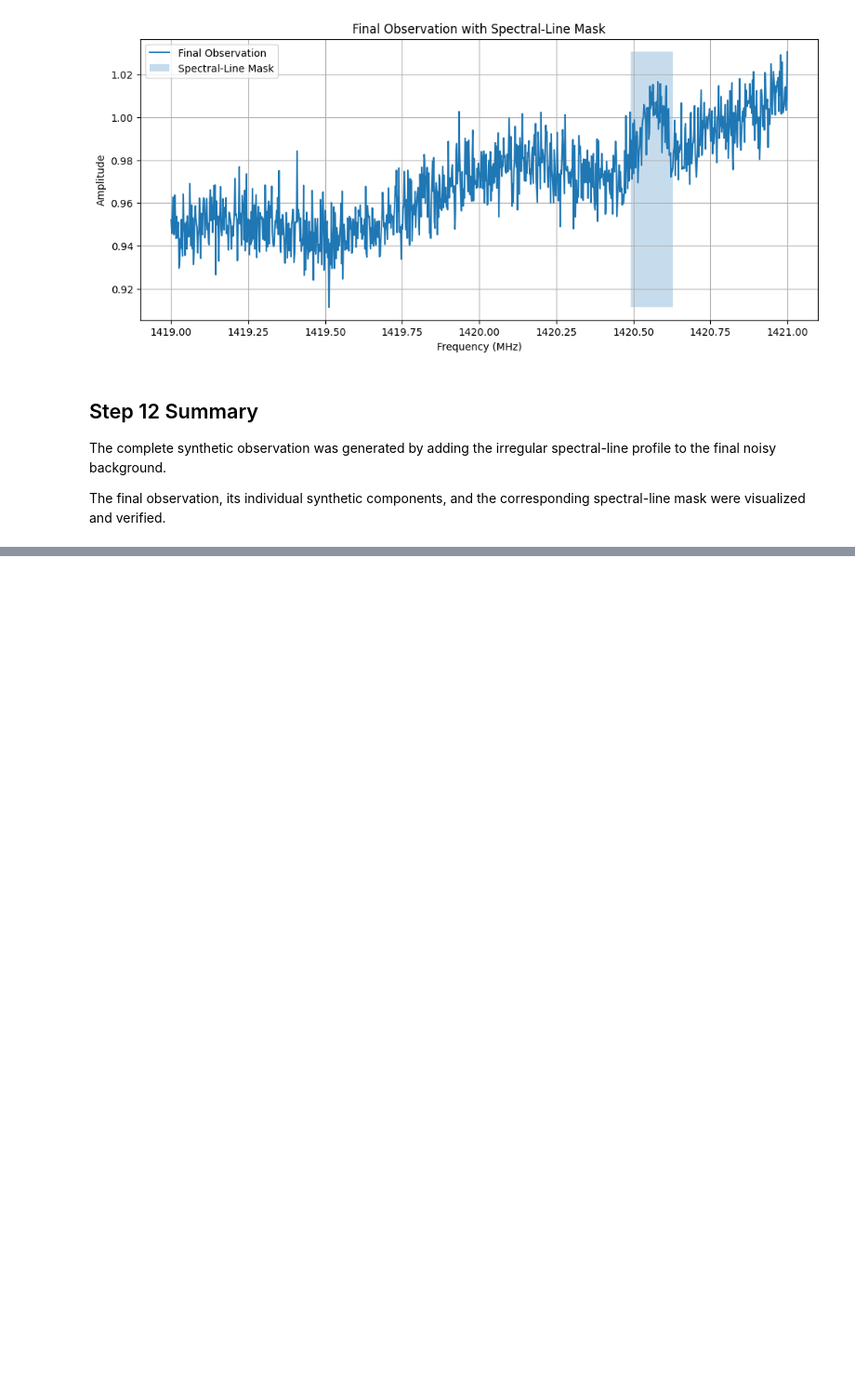
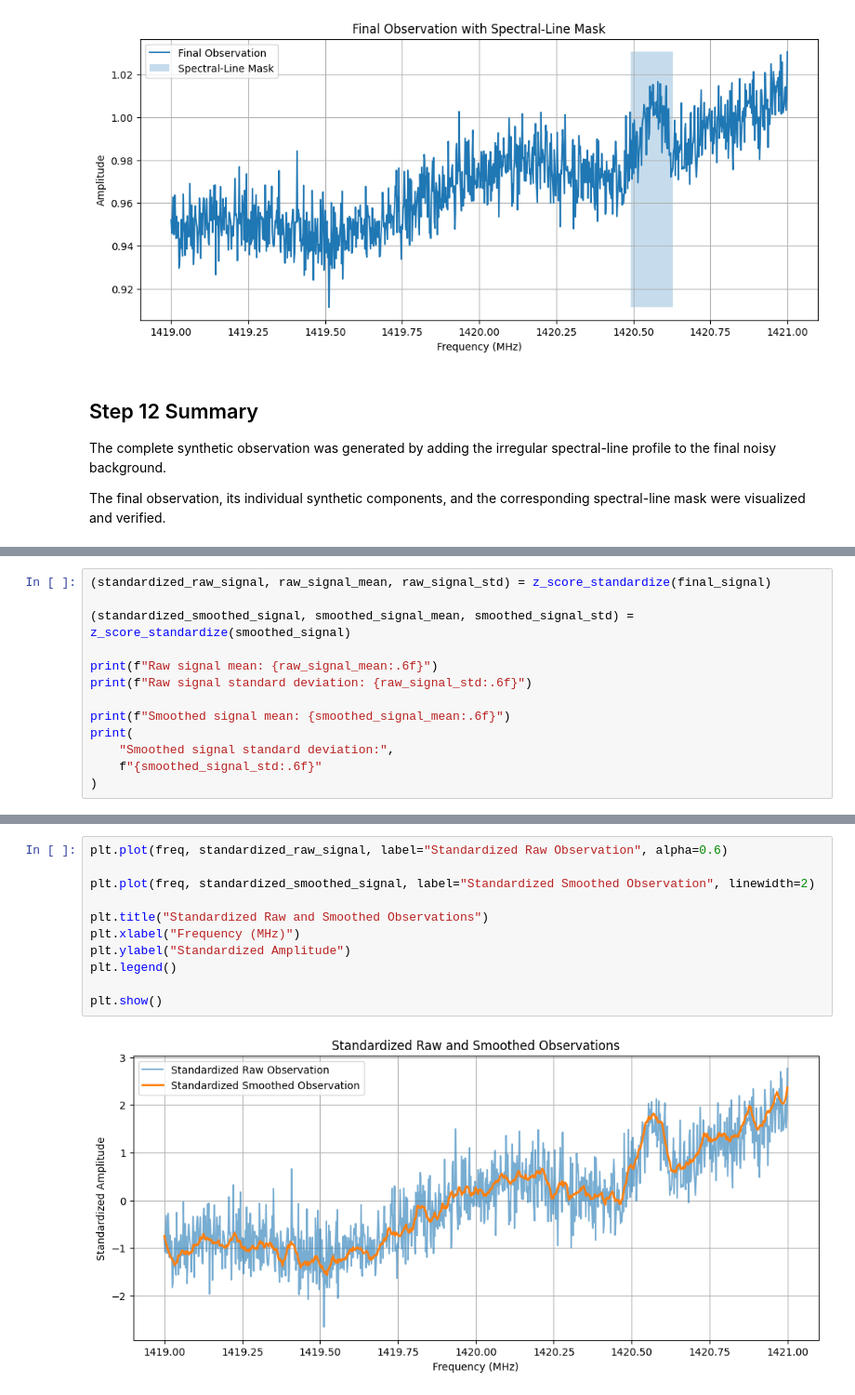
Before and after one commit to Astro-BEAM-AUTh/data-analysis, a Jupyter notebook: Background_Removal_using_NN.ipynb, the cells around one changed output, grey strips where cells are left out. Shown at 93% size. Drawn from its saved outputs; the diff is of its cells as text; blank space fills up the shorter version.

```diff
--- a/Background_Removal_using_NN.ipynb
+++ b/Background_Removal_using_NN.ipynb
@@ -830,0 +1030,13 @@ The final observation, its individual synthetic components, and the correspondin
+# %%
+(standardized_raw_signal, raw_signal_mean, raw_signal_std) = z_score_standardize(final_signal)
+
+(standardized_smoothed_signal, smoothed_signal_mean, smoothed_signal_std) = z_score_standardize(smoothed_signal)
+
+print(f"Raw signal mean: {raw_signal_mean:.6f}")
+print(f"Raw signal standard deviation: {raw_signal_std:.6f}")
+
+print(f"Smoothed signal mean: {smoothed_signal_mean:.6f}")
+print(
+    "Smoothed signal standard deviation:",
+    f"{smoothed_signal_std:.6f}"
+)
@@ -830,0 +1101,13 @@ The final observation, its individual synthetic components, and the correspondin
+# %%
+plt.plot(freq, standardized_raw_signal, label="Standardized Raw Observation", alpha=0.6)
+
+plt.plot(freq, standardized_smoothed_signal, label="Standardized Smoothed Observation", linewidth=2)
+
+plt.title("Standardized Raw and Smoothed Observations")
+plt.xlabel("Frequency (MHz)")
+plt.ylabel("Standardized Amplitude")
+plt.legend()
+
+plt.show()
+# %% [output]
+[figure, added]
```
Also changed, not shown: parts of 24 cells of this notebook.
